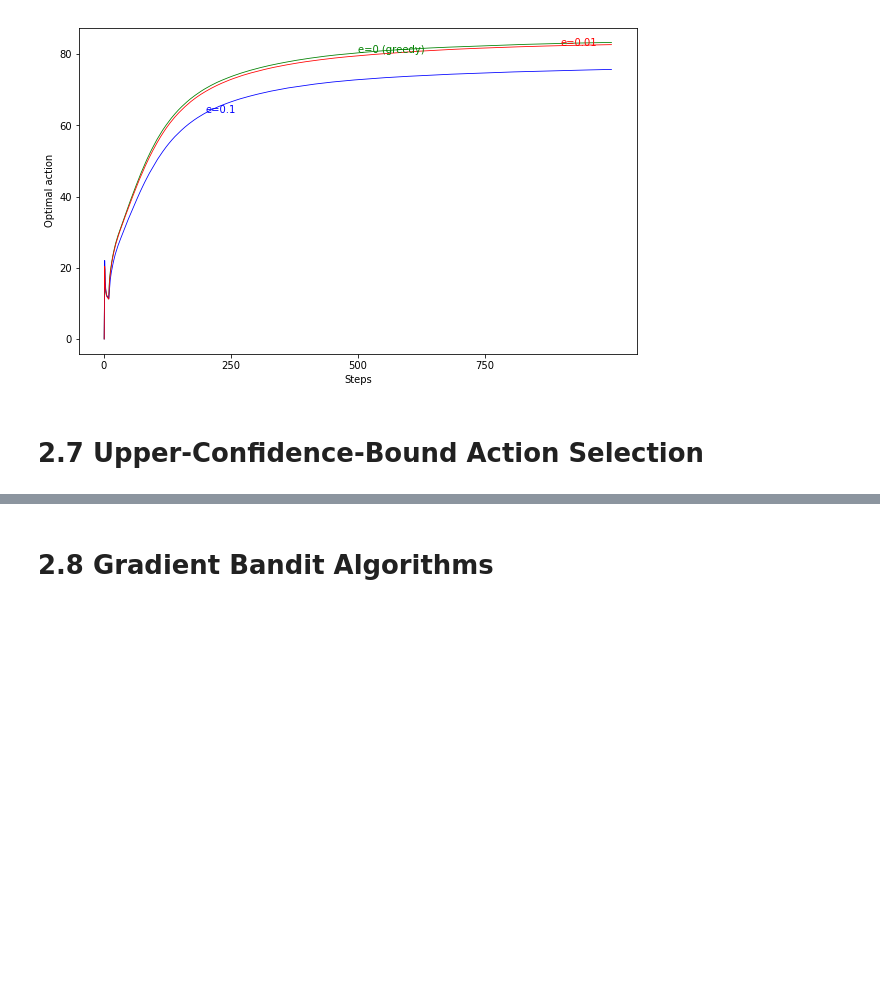
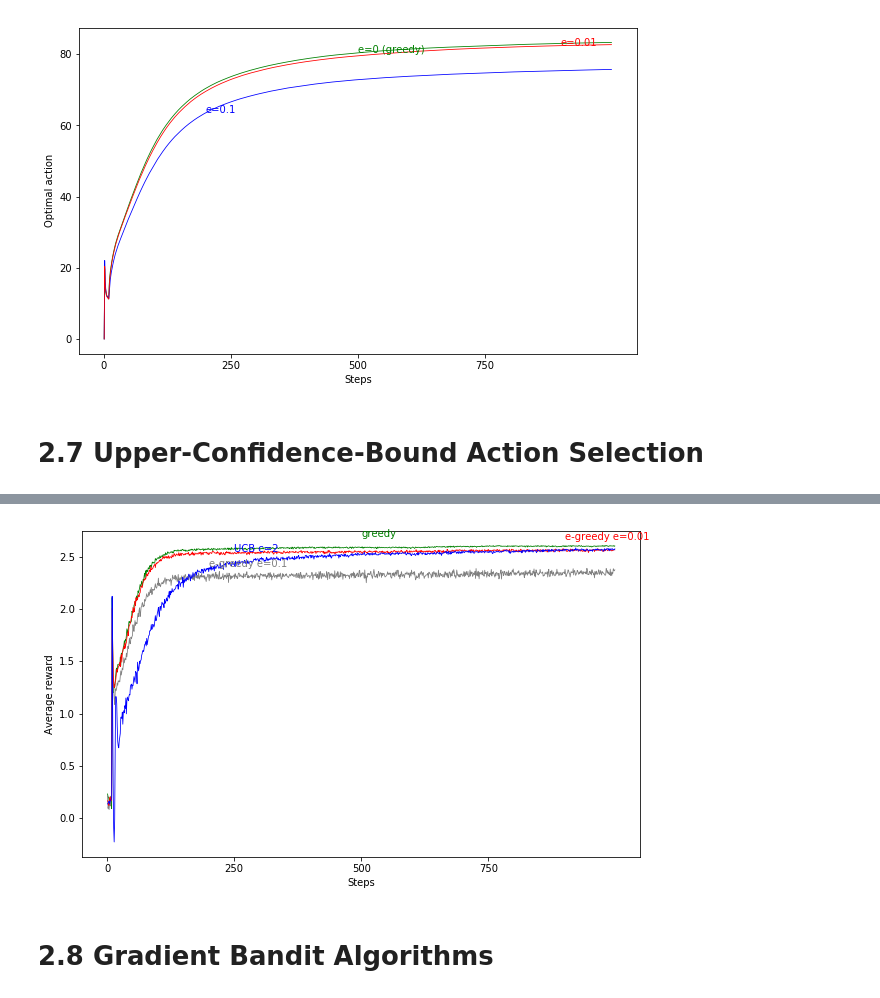
Before and after one commit to Ingenjoy/reinforcement2e, a Jupyter notebook: chapter2/chapter2_yoonforh.ipynb, the cells around one changed output, grey strips where cells are left out. Saved outputs shown, nothing was run; the diff lists cells and outputs as text; code cells hidden in the pictures; blank space fills up the shorter version.

```diff
--- a/chapter2/chapter2_yoonforh.ipynb
+++ b/chapter2/chapter2_yoonforh.ipynb
@@ -951,3 +1068,35 @@ finished running bandits : 2018-07-24 23:50:41.040837
+# %%
+# draw steps - average reward 2
+
+def draw_step_reward2(time_steps) :
+    fig = plt.figure(figsize=(10,6))
+    ax = fig.add_subplot(111)
+
+    x_interval = time_steps // 4
+    ax.set_xticks([x for x in range(0, time_steps, x_interval)])
+    ax.set_xticklabels([x for x in range(0, time_steps, x_interval)])
+
+    x_axis = np.array(range(1, time_steps))
+    ax.plot(x_axis, m_avg_rs_e0[1:], color='g', lw=0.8, label='greedy')
+    ax.text(500, m_avg_rs_e0[500] + 0.1, 'greedy', color='g')
+
+    ax.plot(x_axis, m_avg_rs_e01[1:], color='grey', lw=0.8, label='e-greedy (e=0.1)')
+    ax.text(200, m_avg_rs_e01[200] + 0.1, 'e-greedy e=0.1', color='grey')
+
+    ax.plot(x_axis, m_avg_rs_e001[1:], color='r', lw=0.8, label='e-greedy (e=0.01)')
+    ax.text(900, m_avg_rs_e001[900] + 0.1, 'e-greedy e=0.01', color='r')
+
+    ax.plot(x_axis, m_avg_rs_ucb[1:], color='b', lw=0.8, label='UCB (c=2)')
+    ax.text(250, m_avg_rs_ucb[250] + 0.1, 'UCB c=2', color='b')
+
+    ax.set_xlabel('Steps')
+    ax.set_ylabel('Average reward')
+
+    plt.show()
+# %%
+draw_step_reward2(steps)
+# %% [output]
+[figure, added]
 # %% [markdown]
 # 2.8 Gradient Bandit Algorithms
 # %%
```
Also changed, not shown: parts of 4 cells of this notebook.
